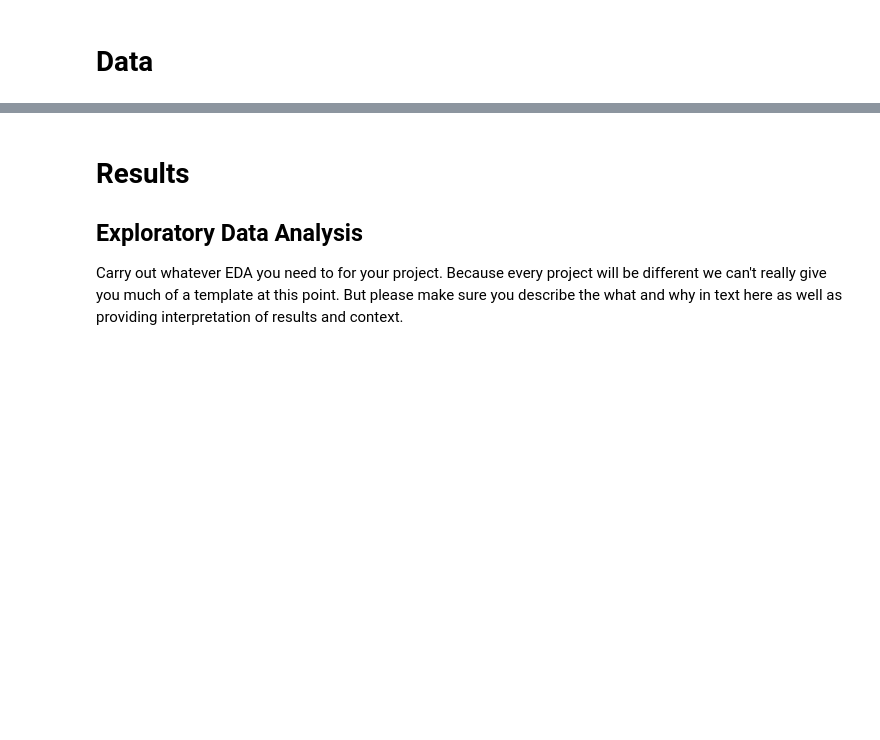
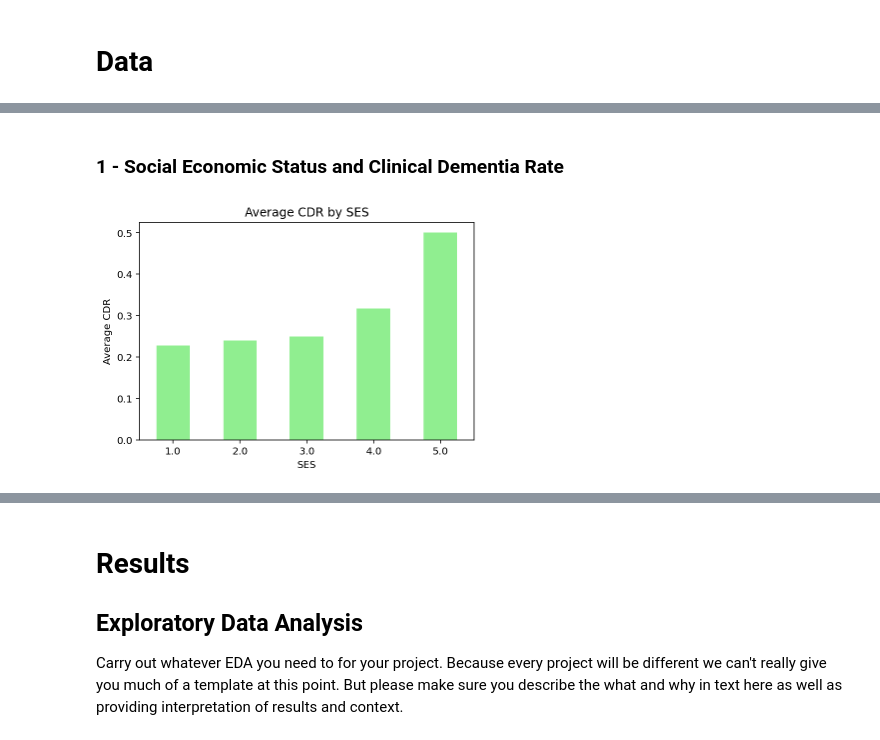
Before and after one commit to COGS108/Group141_WI24, a Jupyter notebook: FinalProject_Group141_WI24.ipynb, the cells around one changed output, grey strips where cells are left out. Cells and saved outputs as stored; diff of their text form; code cells hidden in the pictures; blank space fills up the shorter version.

```diff
--- a/FinalProject_Group141_WI24.ipynb
+++ b/FinalProject_Group141_WI24.ipynb
@@ -139,0 +375,13 @@ df
+# %% [markdown]
+### 1 - Social Economic Status and Clinical Dementia Rate
+# %%
+cdr_by_ses = df.groupby('SES')['CDR'].mean()
+
+cdr_by_ses.plot(kind='bar', color='lightgreen')
+plt.title('Average CDR by SES')
+plt.xlabel('SES')
+plt.ylabel('Average CDR')
+plt.xticks(ticks=range(len(cdr_by_ses)), labels=cdr_by_ses.index, rotation=0)
+plt.show()
+# %% [output]
+[figure, added]
```
Also changed, not shown: parts of 52 cells of this notebook.
